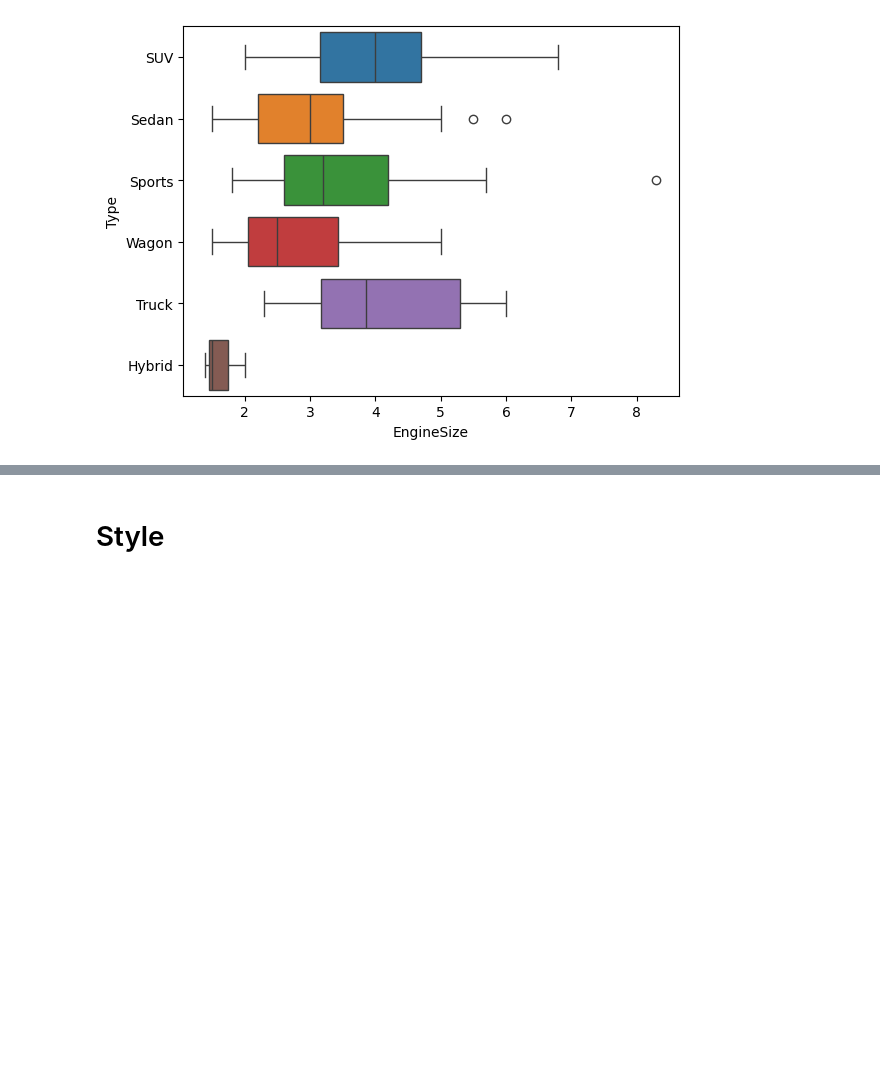
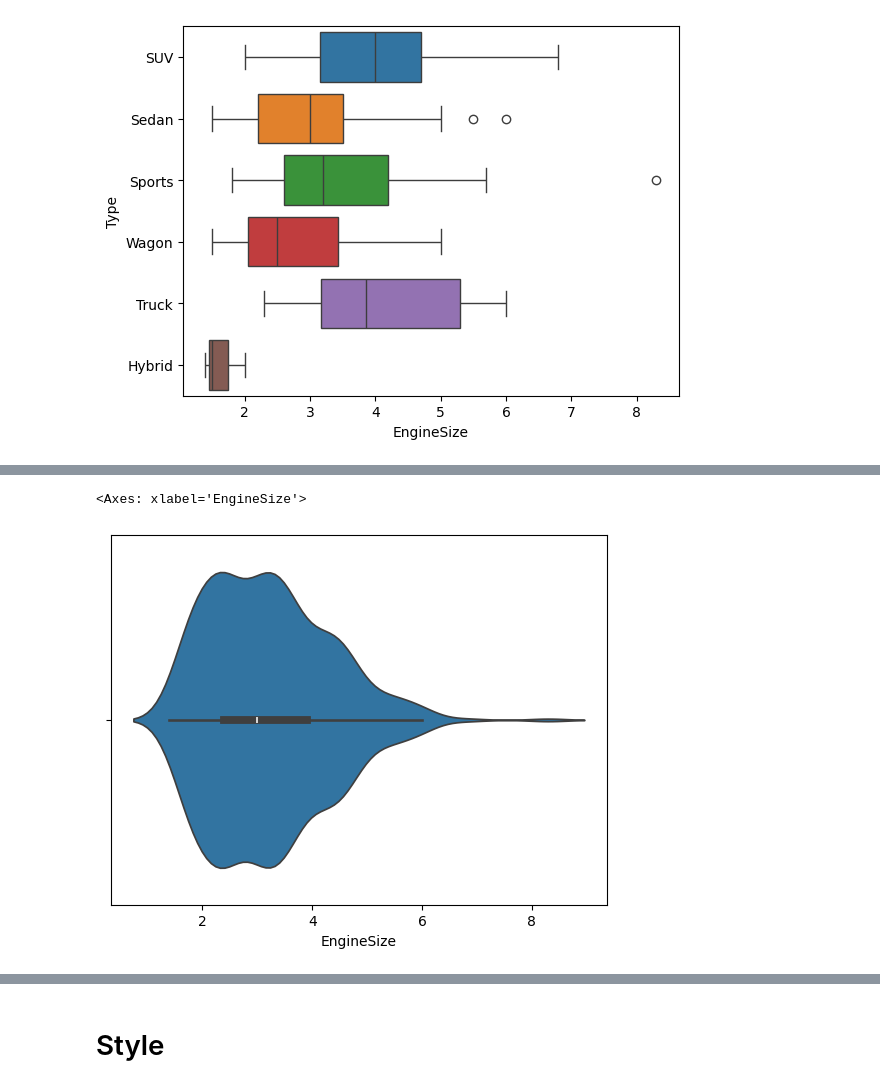
Before and after one commit to samuelnaibaho2005/Seaborn-Learning-Beginner, a Jupyter notebook: main.ipynb, the cells around one changed output, grey strips where cells are left out. Saved outputs shown, nothing was run; the diff lists cells and outputs as text; code cells hidden in the pictures; blank space fills up the shorter version.

```diff
--- a/main.ipynb
+++ b/main.ipynb
@@ -275,0 +291,5 @@ sns.boxplot(x='EngineSize', y='Type', data=df, hue='Type')
+# %%
+sns.violinplot(x='EngineSize', data=df)
+# %% [output]
+<Axes: xlabel='EngineSize'>
+[figure, added]
```
Also changed, not shown: parts of 29 cells of this notebook, 3 other files.
